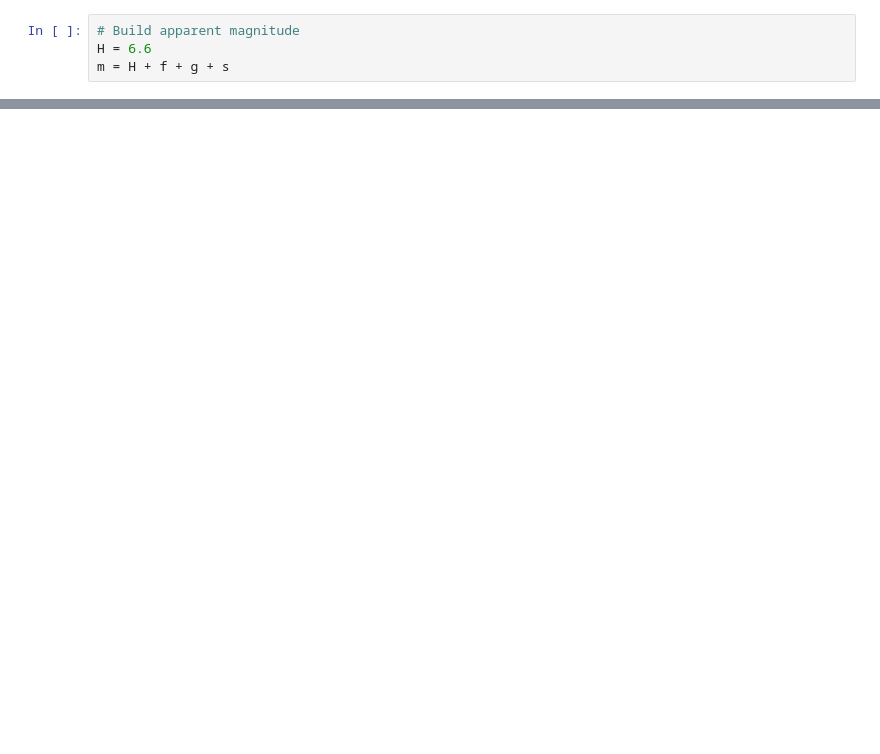
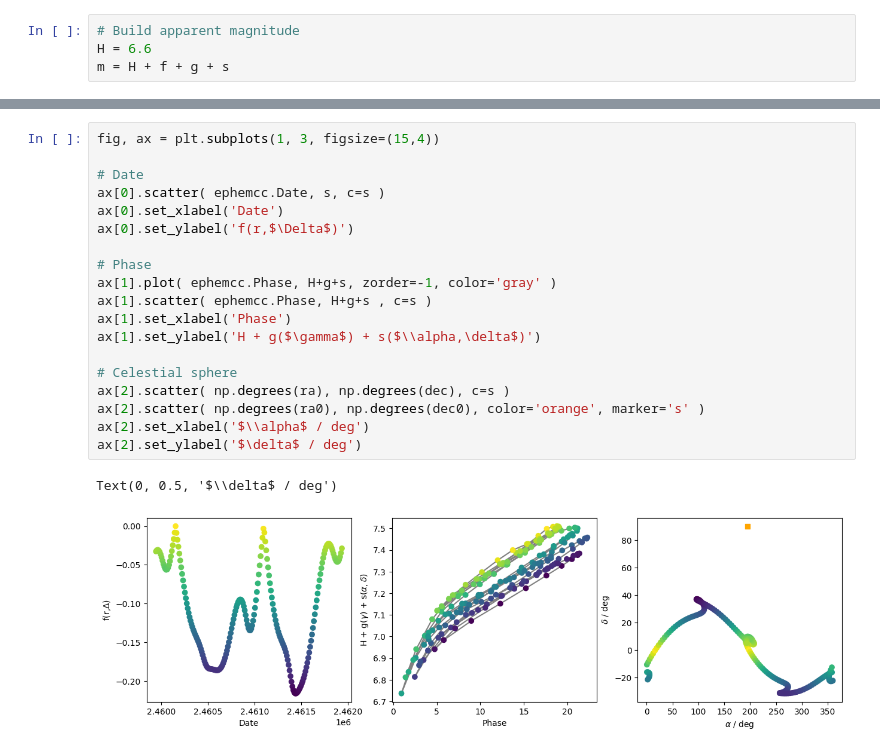
Before and after one commit to astrolabsoftware/fink-spins, a Jupyter notebook: notebooks/desc_new_phase_model.ipynb, the cells around one changed output, grey strips where cells are left out. Drawn from its saved outputs; the diff is of its cells as text; blank space fills up the shorter version.

```diff
--- a/notebooks/desc_new_phase_model.ipynb
+++ b/notebooks/desc_new_phase_model.ipynb
@@ -103,0 +104,22 @@ Text(0, 0.5, '$\\delta$ / deg')
+# %%
+fig, ax = plt.subplots(1, 3, figsize=(15,4))
+
+# Date
+ax[0].scatter( ephemcc.Date, s, c=s )
+ax[0].set_xlabel('Date')
+ax[0].set_ylabel('f(r,$\Delta$)')
+
+# Phase
+ax[1].plot( ephemcc.Phase, H+g+s, zorder=-1, color='gray' )
+ax[1].scatter( ephemcc.Phase, H+g+s , c=s )
+ax[1].set_xlabel('Phase')
+ax[1].set_ylabel('H + g($\gamma$) + s($\\alpha,\delta$)')
+
+# Celestial sphere
+ax[2].scatter( np.degrees(ra), np.degrees(dec), c=s )
+ax[2].scatter( np.degrees(ra0), np.degrees(dec0), color='orange', marker='s' )
+ax[2].set_xlabel('$\\alpha$ / deg')
+ax[2].set_ylabel('$\delta$ / deg')
+# %% [output]
+Text(0, 0.5, '$\\delta$ / deg')
+[figure, added]
```
Also changed, not shown: parts of 4 cells of this notebook, 7 other files.
